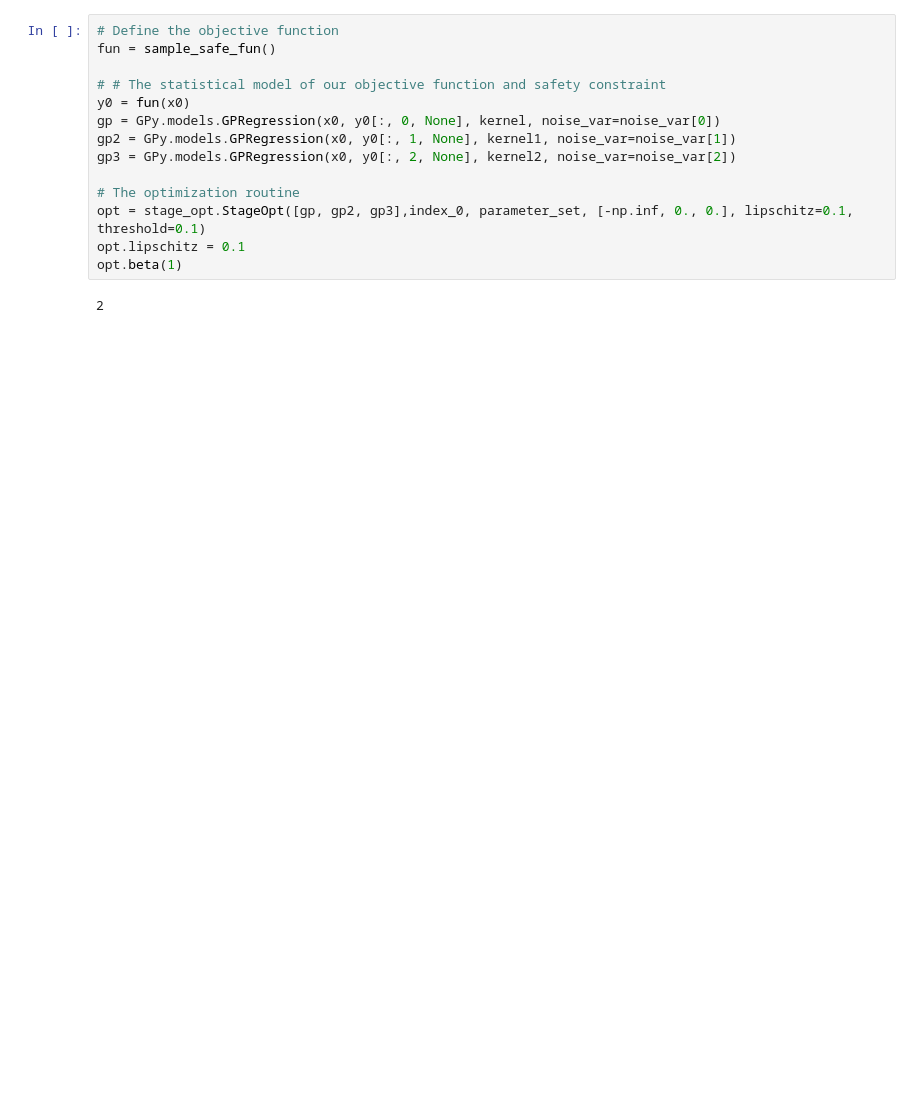
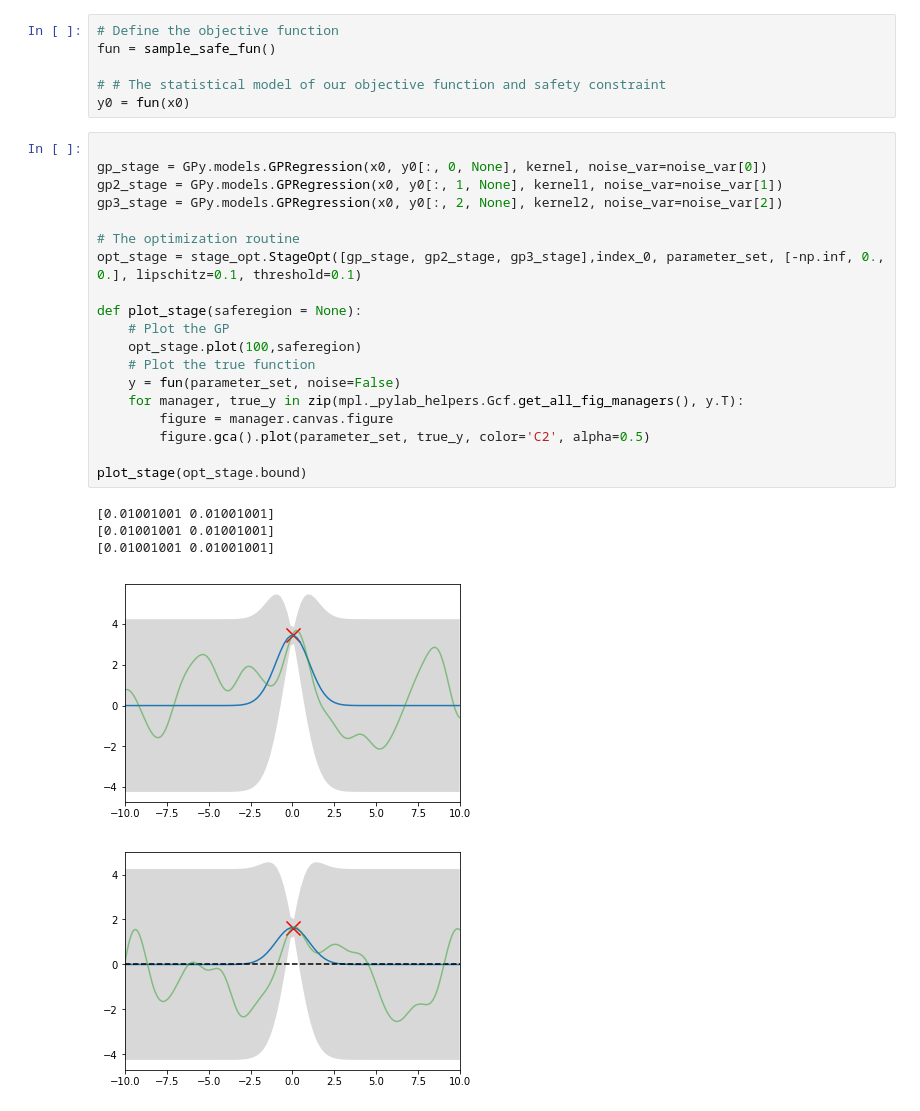
Before and after one commit to Kukanani/StageOpt, a Jupyter notebook: stage.ipynb, the cells around one changed output. Saved outputs shown, nothing was run; the diff lists cells and outputs as text; blank space fills up the shorter version.

```diff
--- a/stage.ipynb
+++ b/stage.ipynb
@@ -64,19 +68,34 @@ def sample_safe_fun():
     def combined_fun(x, noise=True):
         return np.hstack([fun(x, noise), fun2(x, noise), fun3(x, noise)])
     return combined_fun
+# %%
+# Define the objective function
+fun = sample_safe_fun()
+
+# # The statistical model of our objective function and safety constraint
+y0 = fun(x0)
 # %%
-# Define the objective function
-fun = sample_safe_fun()
 
-# # The statistical model of our objective function and safety constraint
-y0 = fun(x0)
-gp = GPy.models.GPRegression(x0, y0[:, 0, None], kernel, noise_var=noise_var[0])
-gp2 = GPy.models.GPRegression(x0, y0[:, 1, None], kernel1, noise_var=noise_var[1])
-gp3 = GPy.models.GPRegression(x0, y0[:, 2, None], kernel2, noise_var=noise_var[2])
+gp_stage = GPy.models.GPRegression(x0, y0[:, 0, None], kernel, noise_var=noise_var[0])
+gp2_stage = GPy.models.GPRegression(x0, y0[:, 1, None], kernel1, noise_var=noise_var[1])
+gp3_stage = GPy.models.GPRegression(x0, y0[:, 2, None], kernel2, noise_var=noise_var[2])
 
 # The optimization routine
-opt = stage_opt.StageOpt([gp, gp2, gp3],index_0, parameter_set, [-np.inf, 0., 0.], lipschitz=0.1, threshold=0.1)
-opt.lipschitz = 0.1
-opt.beta(1)
+opt_stage = stage_opt.StageOpt([gp_stage, gp2_stage, gp3_stage],index_0, parameter_set, [-np.inf, 0., 0.], lipschitz=0.1, threshold=0.1)
+
+def plot_stage(saferegion = None):
+    # Plot the GP
+    opt_stage.plot(100,saferegion)
+    # Plot the true function
+    y = fun(parameter_set, noise=False)
+    for manager, true_y in zip(mpl._pylab_helpers.Gcf.get_all_fig_managers(), y.T):
+        figure = manager.canvas.figure
+        figure.gca().plot(parameter_set, true_y, color='C2', alpha=0.5)
+
+plot_stage(opt_stage.bound)
 # %% [output]
-2
+[0.01001001 0.01001001]
+[0.01001001 0.01001001]
+[0.01001001 0.01001001]
+[figure, added]
+[figure, added]
```
Also changed, not shown: parts of 11 cells of this notebook, 3 other files.
